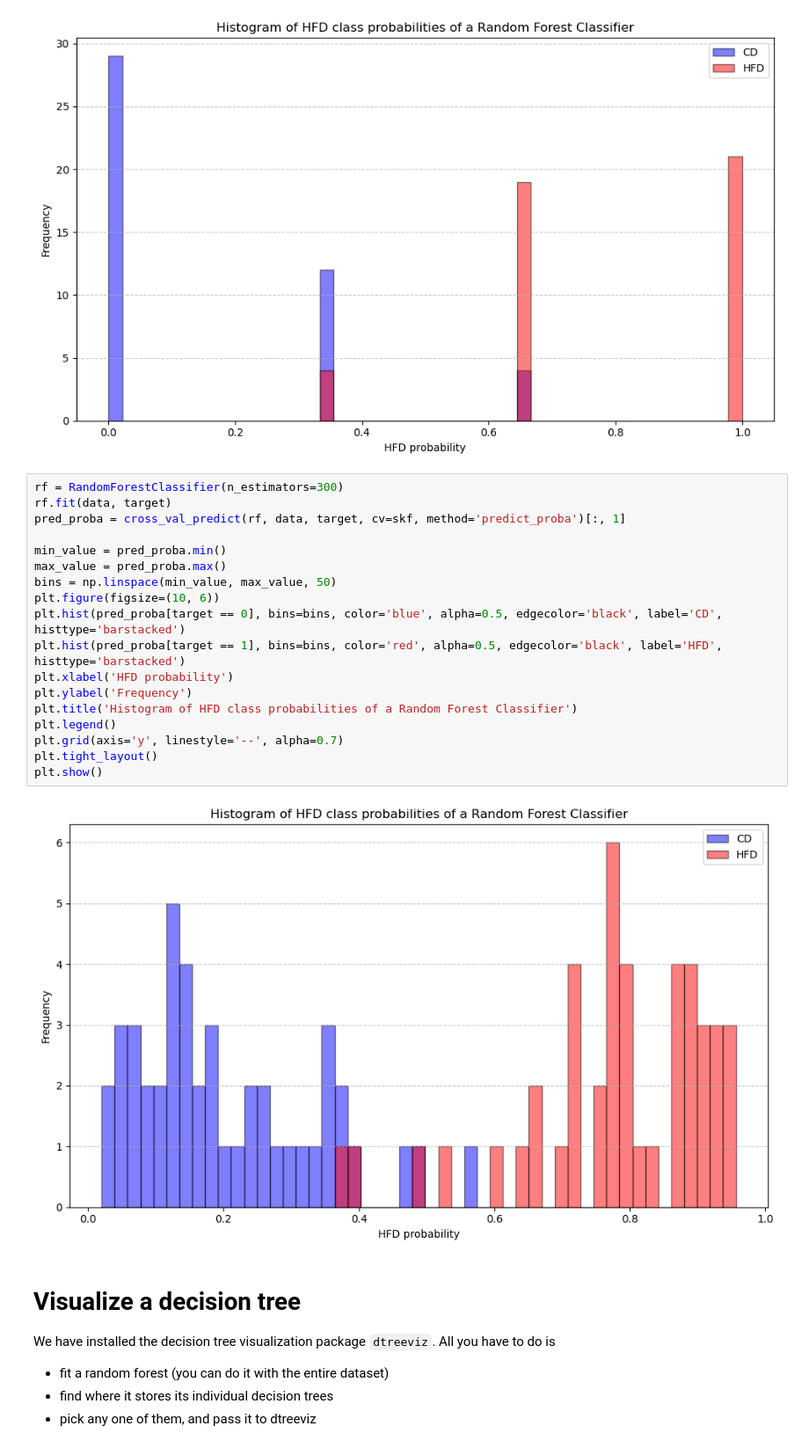
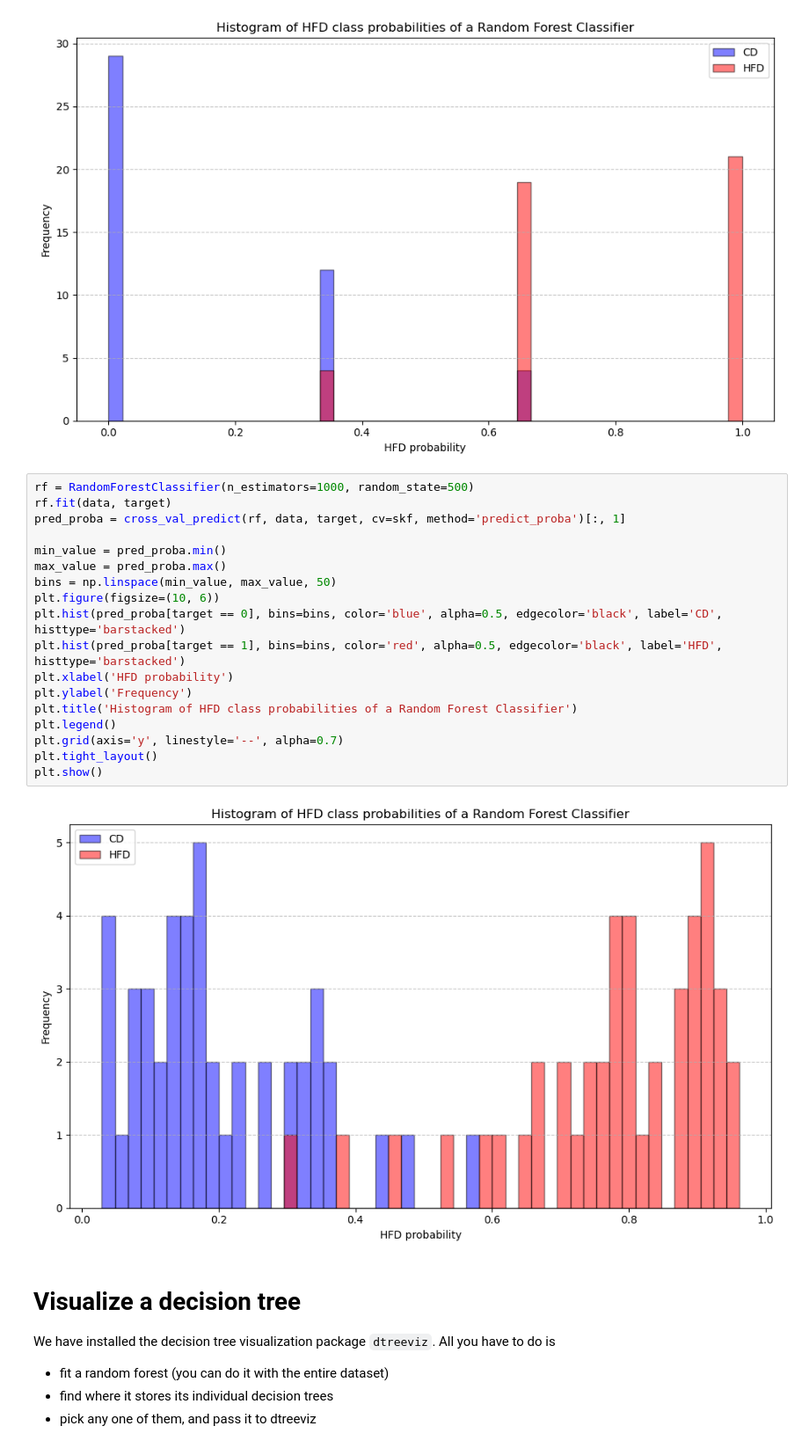
Before and after one commit to PeterBrederlow/PracticalIntegrativeBioinformatics, a Jupyter notebook: Day9_1-Random_forests_on_phenotype.ipynb, the cells around one changed output. Shown at 88% size. Drawn from its saved outputs; the diff is of its cells as text.

```diff
--- a/Day9_1-Random_forests_on_phenotype.ipynb
+++ b/Day9_1-Random_forests_on_phenotype.ipynb
@@ -249,25 +249,25 @@ plt.show()
 # %% [output]
 [figure]
 # %%
-rf = RandomForestClassifier(n_estimators=300)
+rf = RandomForestClassifier(n_estimators=1000, random_state=500)
 rf.fit(data, target)
 pred_proba = cross_val_predict(rf, data, target, cv=skf, method='predict_proba')[:, 1]
 
 min_value = pred_proba.min()
 max_value = pred_proba.max()
 bins = np.linspace(min_value, max_value, 50)
 plt.figure(figsize=(10, 6))
 plt.hist(pred_proba[target == 0], bins=bins, color='blue', alpha=0.5, edgecolor='black', label='CD', histtype='barstacked')
 plt.hist(pred_proba[target == 1], bins=bins, color='red', alpha=0.5, edgecolor='black', label='HFD', histtype='barstacked')
 plt.xlabel('HFD probability')
 plt.ylabel('Frequency')
 plt.title('Histogram of HFD class probabilities of a Random Forest Classifier')
 plt.legend()
 plt.grid(axis='y', linestyle='--', alpha=0.7)
 plt.tight_layout()
 plt.show()
 # %% [output]
-[figure, old version]
+[figure, new version]
 # %% [markdown]
 # Visualize a decision tree
 
```
Also changed, not shown: parts of 8 cells of this notebook, 1 other file.
